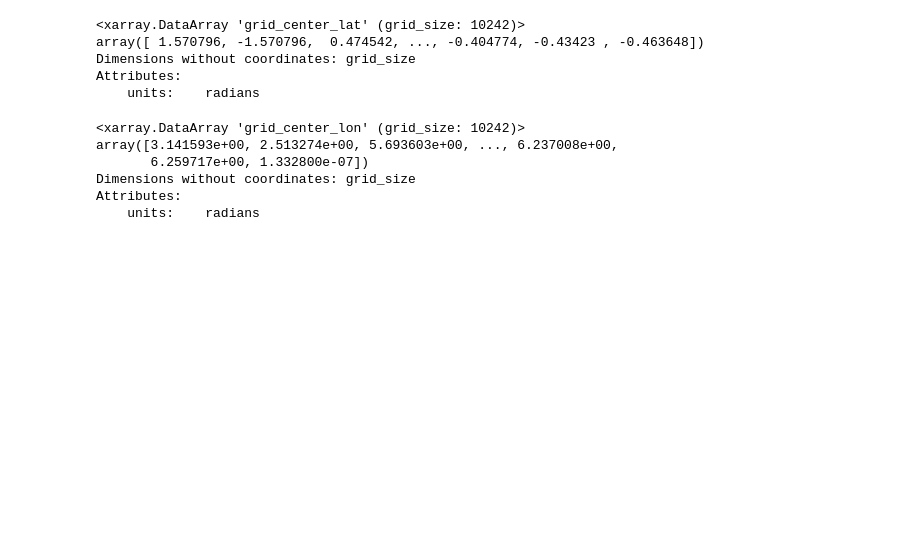
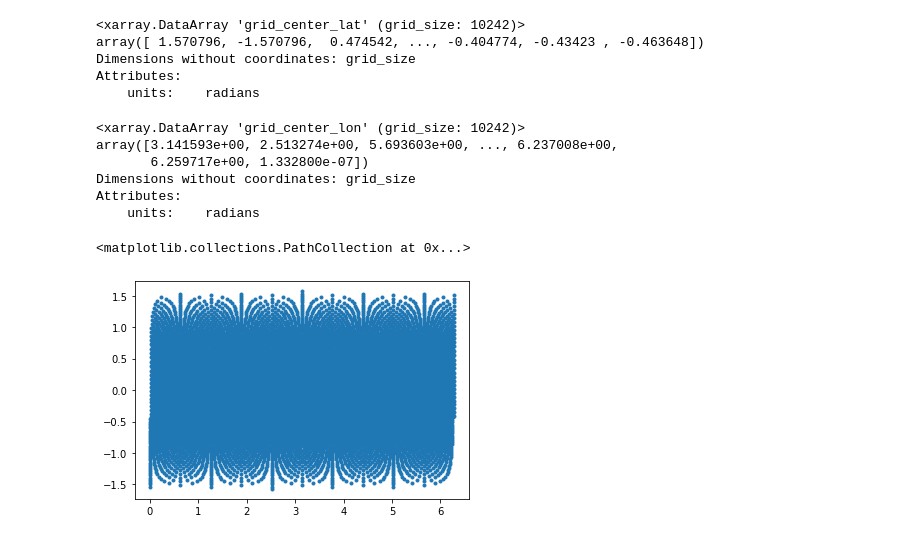
Before and after one commit to kramea/aibedo, a Jupyter notebook: sample_geodesic_grid/view.ipynb, the cells around one changed output. Cells and saved outputs as stored; diff of their text form; code cells hidden in the pictures; blank space fills up the shorter version.

```diff
--- a/sample_geodesic_grid/view.ipynb
+++ b/sample_geodesic_grid/view.ipynb
@@ -54,3 +54,8 @@ array([3.141593e+00, 2.513274e+00, 5.693603e+00, ..., 6.237008e+00,
 Dimensions without coordinates: grid_size
 Attributes:
     units:    radians
+# %%
+plt.scatter(ds.grid_center_lon, ds.grid_center_lat, marker='.')
+# %% [output]
+<matplotlib.collections.PathCollection at 0x...>
+[figure, added]
```
